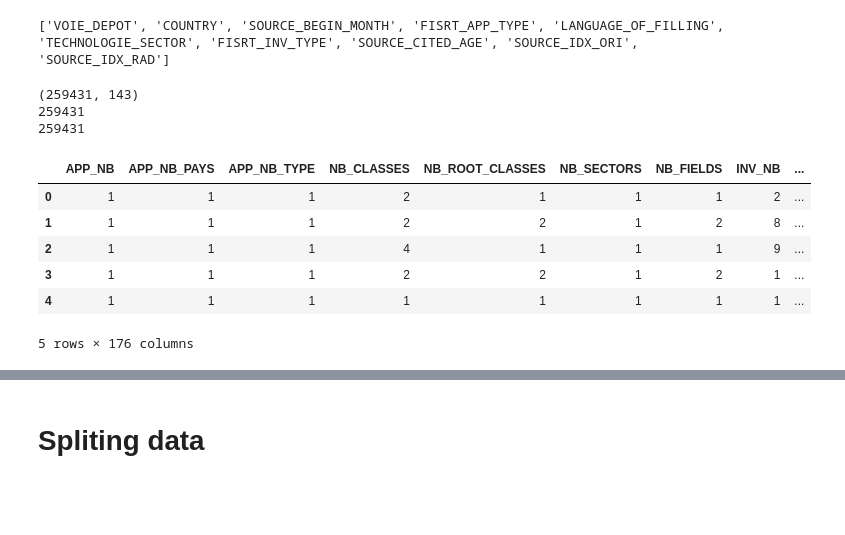
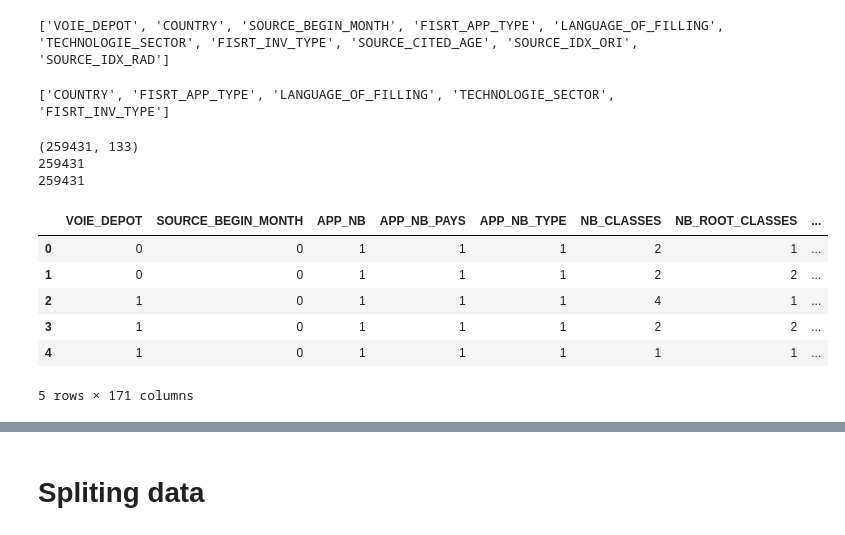
Before and after one commit to maxkub/challengeMDI343, a Jupyter notebook: challenge2.ipynb, the cells around one changed output, grey strips where cells are left out. Saved outputs shown, nothing was run; the diff lists cells and outputs as text; code cells hidden in the pictures; blank space fills up the shorter version.

```diff
--- a/challenge2.ipynb
+++ b/challenge2.ipynb
@@ -189,34 +189,41 @@ cat_columns.remove('VARIABLE_CIBLE')
 print(cat_columns)
 # %% [output]
 ['VOIE_DEPOT', 'COUNTRY', 'SOURCE_BEGIN_MONTH', 'FISRT_APP_TYPE', 'LANGUAGE_OF_FILLING', 'TECHNOLOGIE_SECTOR', 'FISRT_INV_TYPE', 'SOURCE_CITED_AGE', 'SOURCE_IDX_ORI', 'SOURCE_IDX_RAD']
+# %%
+# selecting cat_columns with more than 2 categories:
+
+onehot_cols = [col for col in cat_columns if len(df[col].unique()) > 2 ]
+print(onehot_cols)
+# %% [output]
+['COUNTRY', 'FISRT_APP_TYPE', 'LANGUAGE_OF_FILLING', 'TECHNOLOGIE_SECTOR', 'FISRT_INV_TYPE']
 # %%
 # with oneHotEncoder :
 
 OneHot = OneHotEncoder(sparse=False)
-OneHot.fit(df[cat_columns].values)
-temp = OneHot.transform(df[cat_columns].values)
+OneHot.fit(df[onehot_cols].values)
+temp = OneHot.transform(df[onehot_cols].values)
 
 print(np.shape(temp))
 
 cat_cols = []
-for j in range(len(cat_columns)):
+for j in range(len(onehot_cols)):
     for i in range(OneHot.feature_indices_[j+1]-OneHot.feature_indices_[j]):
-        cat_cols.append(cat_columns[j]+'_'+str(i))
+        cat_cols.append(onehot_cols[j]+'_'+str(i))
 
 df_temp = pd.DataFrame(temp, columns=cat_cols)
 print(len(df_temp))
 df = pd.concat([df, df_temp], axis=1, join='inner')
-df = df.drop(cat_columns,axis=1)
+df = df.drop(onehot_cols,axis=1)
 print(len(df))
 df.head()
 # %% [output]
-(259431, 143)
+(259431, 133)
 259431
 259431
-|  | APP_NB | APP_NB_PAYS | APP_NB_TYPE | NB_CLASSES | NB_ROOT_CLASSES | NB_SECTORS | NB_FIELDS | INV_NB | ... |
-| 0 | 1 | 1 | 1 | 2 | 1 | 1 | 1 | 2 | ... |
-| 1 | 1 | 1 | 1 | 2 | 2 | 1 | 2 | 8 | ... |
-| 2 | 1 | 1 | 1 | 4 | 1 | 1 | 1 | 9 | ... |
-| 3 | 1 | 1 | 1 | 2 | 2 | 1 | 2 | 1 | ... |
-| 4 | 1 | 1 | 1 | 1 | 1 | 1 | 1 | 1 | ... |
+|  | VOIE_DEPOT | SOURCE_BEGIN_MONTH | APP_NB | APP_NB_PAYS | APP_NB_TYPE | NB_CLASSES | NB_ROOT_CLASSES | ... |
+| 0 | 0 | 0 | 1 | 1 | 1 | 2 | 1 | ... |
+| 1 | 0 | 0 | 1 | 1 | 1 | 2 | 2 | ... |
+| 2 | 1 | 0 | 1 | 1 | 1 | 4 | 1 | ... |
+| 3 | 1 | 0 | 1 | 1 | 1 | 2 | 2 | ... |
+| 4 | 1 | 0 | 1 | 1 | 1 | 1 | 1 | ... |
-5 rows × 176 columns
+5 rows × 171 columns
```
Also changed, not shown: parts of 18 cells of this notebook.
